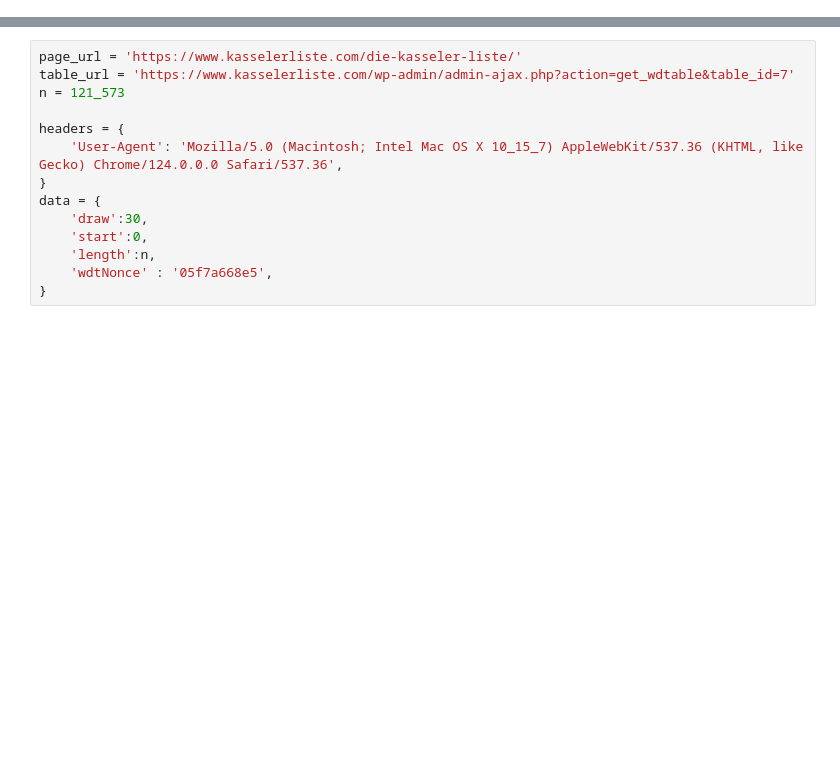
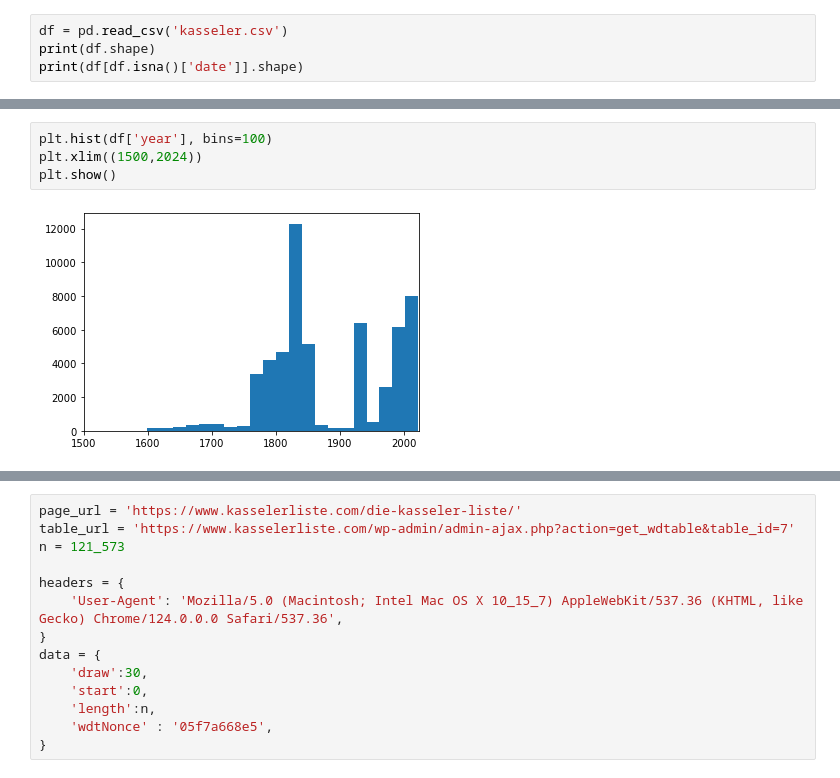
Before and after one commit to CerberusLatrans/NETSI-banned-books, a Jupyter notebook: kasseler.ipynb, the cells around one changed output, grey strips where cells are left out. Cells and saved outputs as stored; diff of their text form; blank space fills up the shorter version.

```diff
--- a/kasseler.ipynb
+++ b/kasseler.ipynb
@@ -3,0 +5,4 @@ import pandas as pd
+# %%
+df = pd.read_csv('kasseler.csv')
+print(df.shape)
+print(df[df.isna()['date']].shape)
@@ -3,0 +28,6 @@ import pandas as pd
+# %%
+plt.hist(df['year'], bins=100)
+plt.xlim((1500,2024))
+plt.show()
+# %% [output]
+[figure, added]
```
Also changed, not shown: parts of 4 cells of this notebook, 1 other file.
